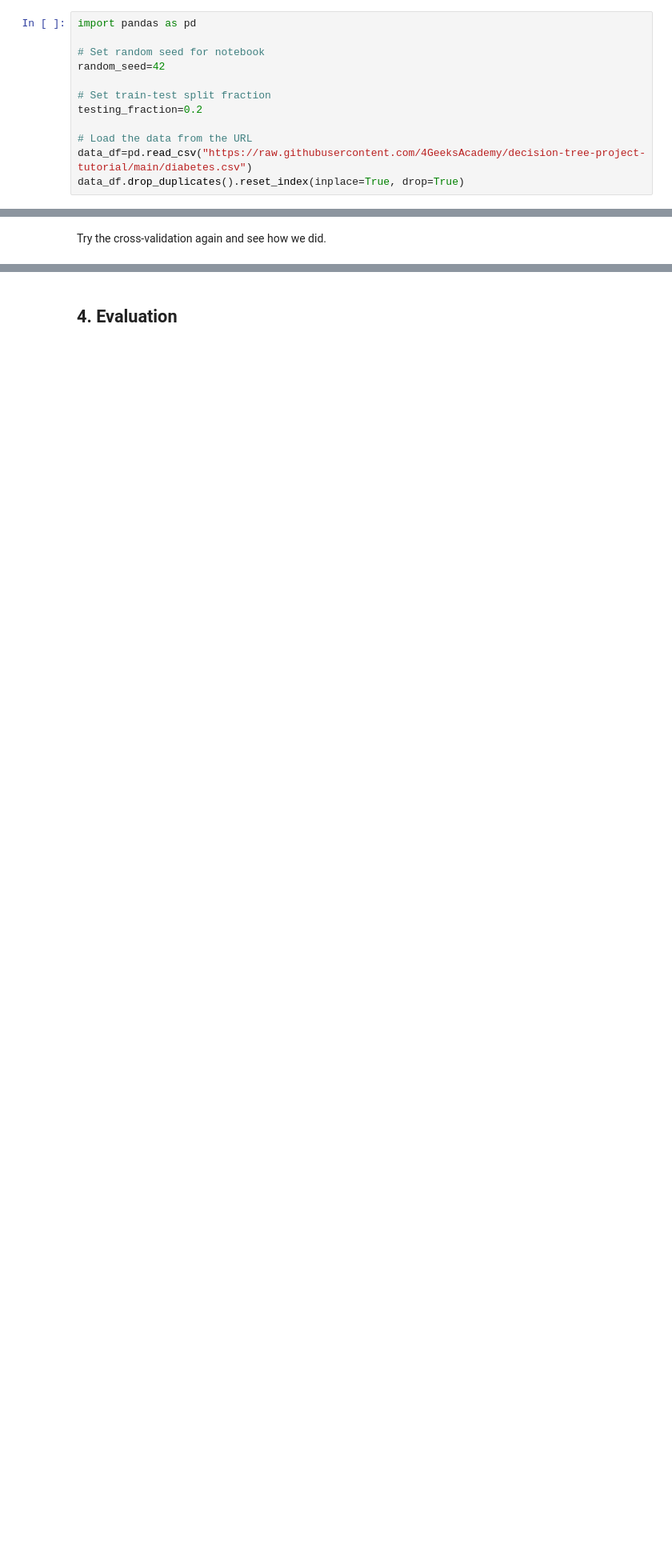
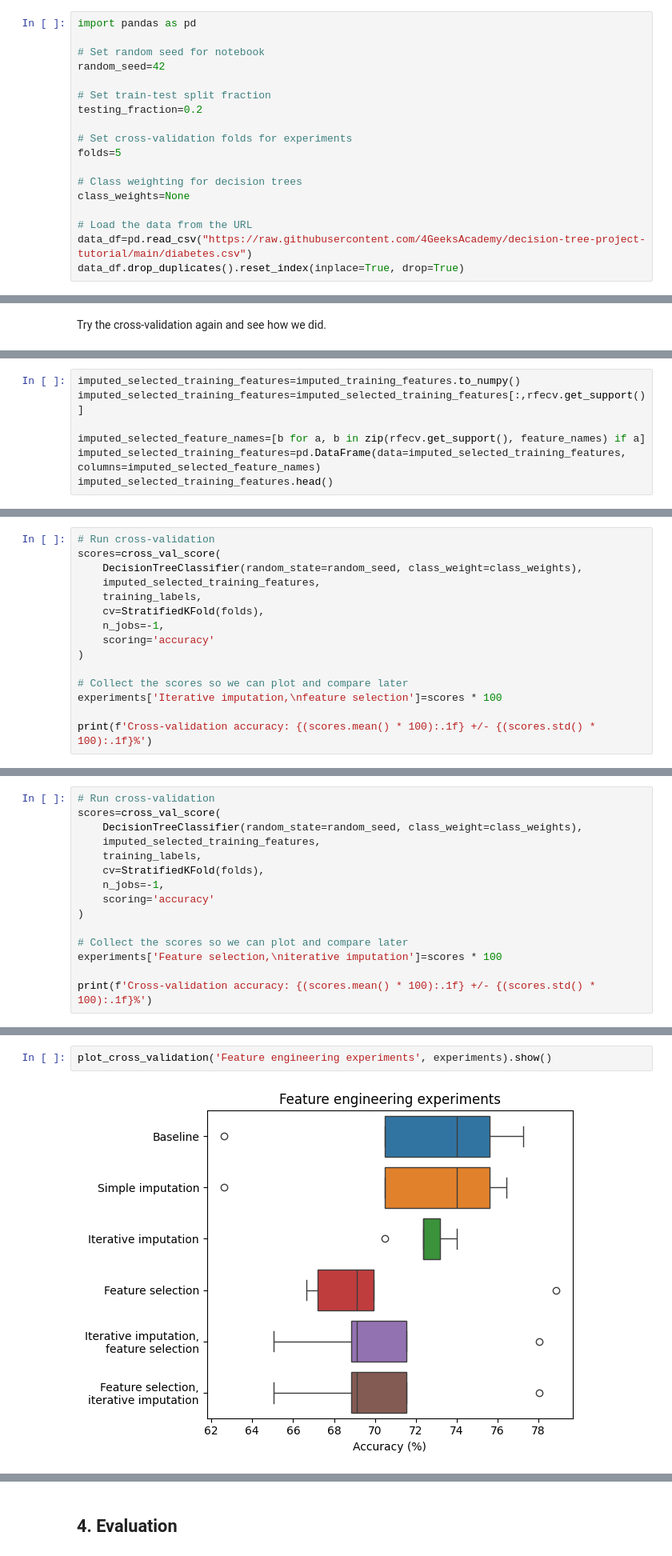
Before and after one commit to 4GeeksAcademy/tdk-gperdrizet-ML-web-app-using-Flask, a Jupyter notebook: src/solution.ipynb, the cells around one changed output, grey strips where cells are left out. Shown at 80% size. Drawn from its saved outputs; the diff is of its cells as text; blank space fills up the shorter version.

```diff
--- a/src/solution.ipynb
+++ b/src/solution.ipynb
@@ -15,6 +15,12 @@ random_seed=42
 # Set train-test split fraction
 testing_fraction=0.2
 
+# Set cross-validation folds for experiments
+folds=5
+
+# Class weighting for decision trees
+class_weights=None
+
 # Load the data from the URL
 data_df=pd.read_csv("https://raw.githubusercontent.com/4GeeksAcademy/decision-tree-project-tutorial/main/diabetes.csv")
 data_df.drop_duplicates().reset_index(inplace=True, drop=True)
@@ -236,0 +468,7 @@ Cross-validation accuracy: 71.0 +/- 2.9%
+# %%
+imputed_selected_training_features=imputed_training_features.to_numpy()
+imputed_selected_training_features=imputed_selected_training_features[:,rfecv.get_support()]
+
+imputed_selected_feature_names=[b for a, b in zip(rfecv.get_support(), feature_names) if a]
+imputed_selected_training_features=pd.DataFrame(data=imputed_selected_training_features, columns=imputed_selected_feature_names)
+imputed_selected_training_features.head()
@@ -236,0 +482,15 @@ Cross-validation accuracy: 71.0 +/- 2.9%
+# %%
+# Run cross-validation
+scores=cross_val_score(
+    DecisionTreeClassifier(random_state=random_seed, class_weight=class_weights),
+    imputed_selected_training_features,
+    training_labels,
+    cv=StratifiedKFold(folds),
+    n_jobs=-1,
+    scoring='accuracy'
+)
+
+# Collect the scores so we can plot and compare later
+experiments['Iterative imputation,\nfeature selection']=scores * 100
+
+print(f'Cross-validation accuracy: {(scores.mean() * 100):.1f} +/- {(scores.std() * 100):.1f}%')
@@ -236,0 +541,15 @@ Cross-validation accuracy: 71.0 +/- 2.9%
+# %%
+# Run cross-validation
+scores=cross_val_score(
+    DecisionTreeClassifier(random_state=random_seed, class_weight=class_weights),
+    imputed_selected_training_features,
+    training_labels,
+    cv=StratifiedKFold(folds),
+    n_jobs=-1,
+    scoring='accuracy'
+)
+
+# Collect the scores so we can plot and compare later
+experiments['Feature selection,\niterative imputation']=scores * 100
+
+print(f'Cross-validation accuracy: {(scores.mean() * 100):.1f} +/- {(scores.std() * 100):.1f}%')
@@ -236,0 +558,4 @@ Cross-validation accuracy: 71.0 +/- 2.9%
+# %%
+plot_cross_validation('Feature engineering experiments', experiments).show()
+# %% [output]
+[figure, added]
```
Also changed, not shown: parts of 54 cells of this notebook.
